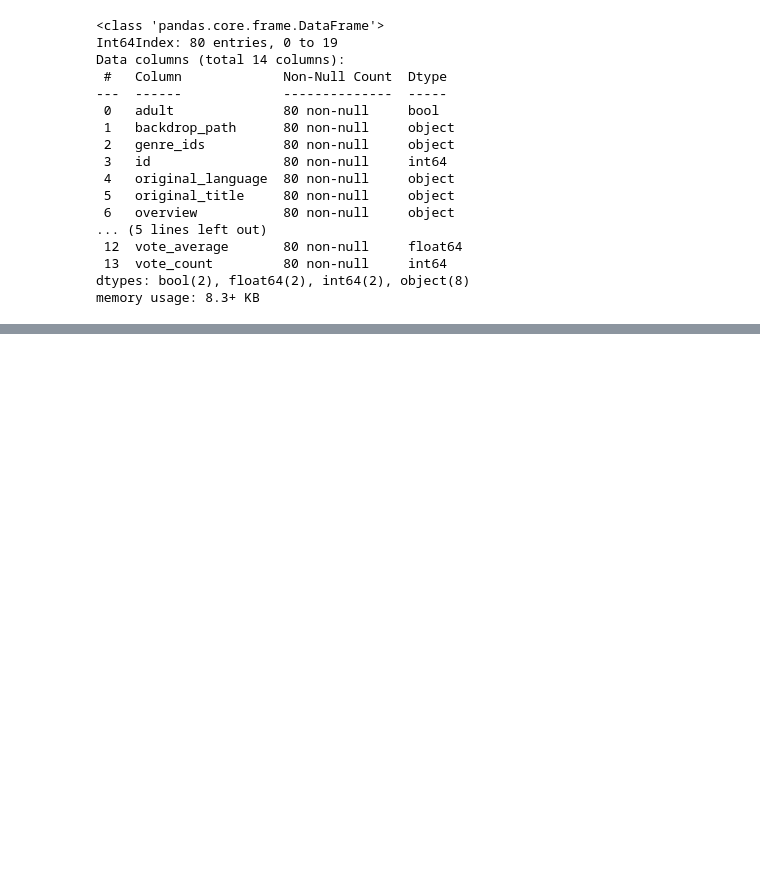
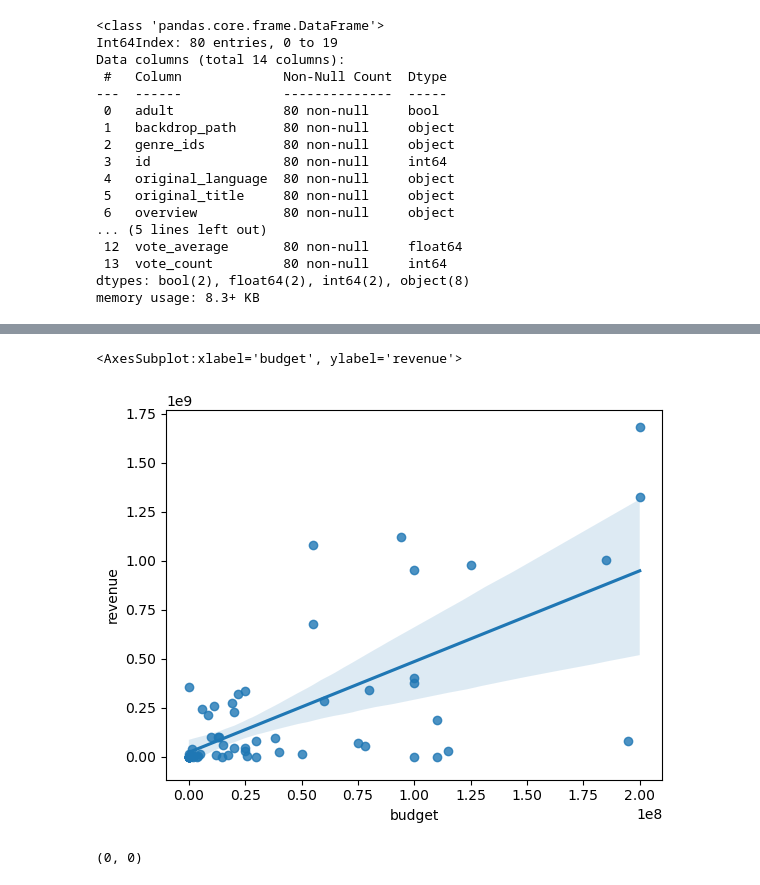
Before and after one commit to CrunchySweet/AI, a Jupyter notebook: Semester1/Movies/Movies.ipynb, the cells around one changed output, grey strips where cells are left out. Drawn from its saved outputs; the diff is of its cells as text; code cells hidden in the pictures; blank space fills up the shorter version.

```diff
--- a/Semester1/Movies/Movies.ipynb
+++ b/Semester1/Movies/Movies.ipynb
@@ -142,0 +148,5 @@ df.head()
+# %%
+sns.regplot(data=df, x="budget", y="revenue")
+# %% [output]
+<AxesSubplot:xlabel='budget', ylabel='revenue'>
+[figure, added]
@@ -142,0 +162,4 @@ df.head()
+# %%
+lin_reg(df,'budget', 'revenue')
+# %% [output]
+(0, 0)
```
Also changed, not shown: parts of 5 cells of this notebook.
